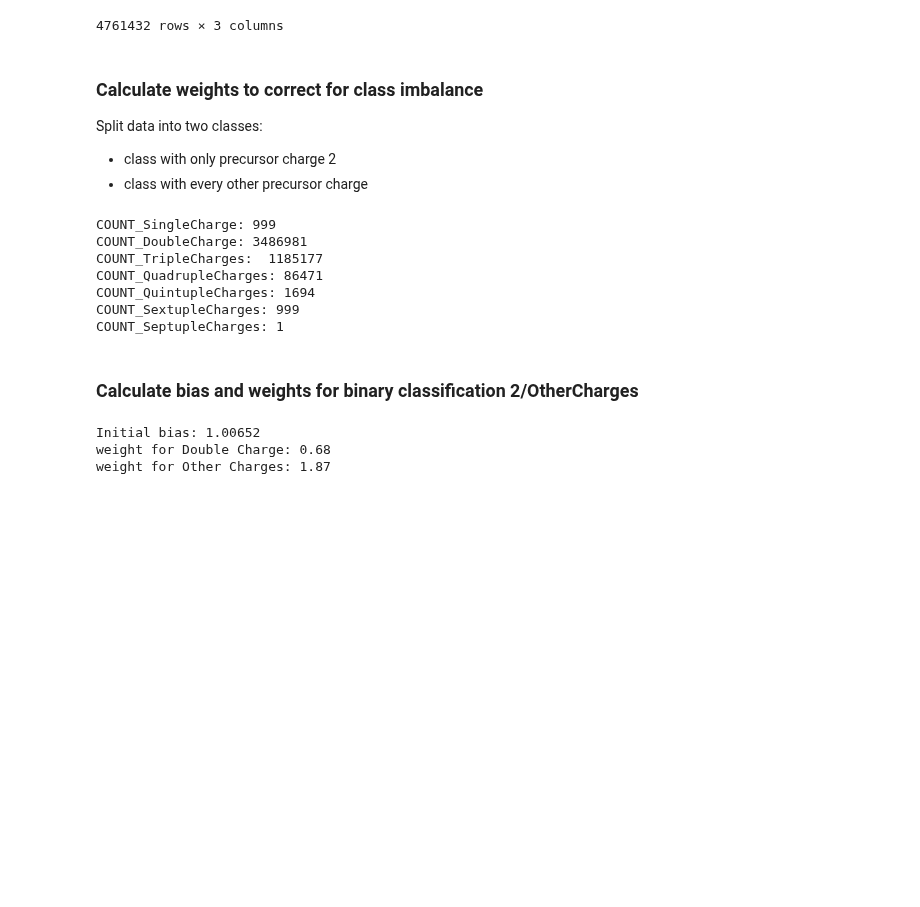
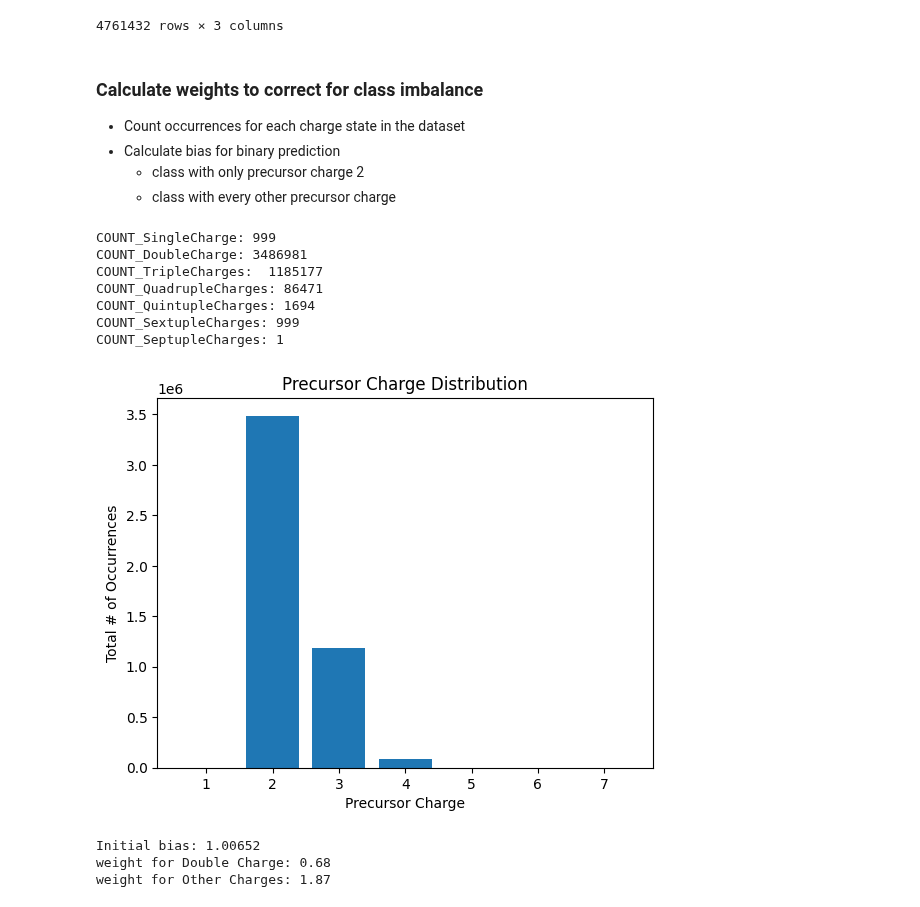
Before and after one commit to Sacesh/Masterpraktikum, a Jupyter notebook: precursor_charge_prediction.ipynb, the cells around one changed output. Drawn from its saved outputs; the diff is of its cells as text; code cells hidden in the pictures; blank space fills up the shorter version.

Commit message:
added plot for precursor charge distribution

```diff
--- a/precursor_charge_prediction.ipynb
+++ b/precursor_charge_prediction.ipynb
@@ -183,9 +183,10 @@ See the caveats in the documentation: https://pandas.pydata.org/pandas-docs/stab
 4761432 rows × 3 columns
 # %% [markdown]
 ### Calculate weights to correct for class imbalance
-Split data into two classes:
--   class with only precursor charge 2
--   class with every other precursor charge
+- Count occurrences for each charge state in the dataset
+- Calculate bias for binary prediction
+    - class with only precursor charge 2
+    - class with every other precursor charge
 # %%
 df_SingleCharges = df_filtered_padded[df_filtered_padded['precursor_charge'] == 1].copy()
 df_DoubleCharges = df_filtered_padded[df_filtered_padded['precursor_charge'] == 2].copy()
@@ -223,8 +224,16 @@ COUNT_QuadrupleCharges: 86471
 COUNT_QuintupleCharges: 1694
 COUNT_SextupleCharges: 999
 COUNT_SeptupleCharges: 1
-# %% [markdown]
-### Calculate bias and weights for binary classification 2/OtherCharges
+# %%
+charge_counts = [COUNT_SingleCharges, COUNT_DoubleCharges, COUNT_TripleCharges, COUNT_QuadrupleCharges, COUNT_QuintupleCharges, COUNT_SextupleCharges, COUNT_SeptupleCharges]
+charge_labels = ['1', '2', '3', '4', '5', '6', '7']
+plt.bar(charge_labels, charge_counts)
+plt.title('Precursor Charge Distribution')
+plt.xlabel('Precursor Charge')
+plt.ylabel('Total # of Occurrences')
+plt.show()
+# %% [output]
+[figure, added]
 # %%
 initial_bias = np.log([COUNT_DoubleCharges / COUNT_OtherCharges])
 print("Initial bias: {:.5f}".format(initial_bias[0]))
```
